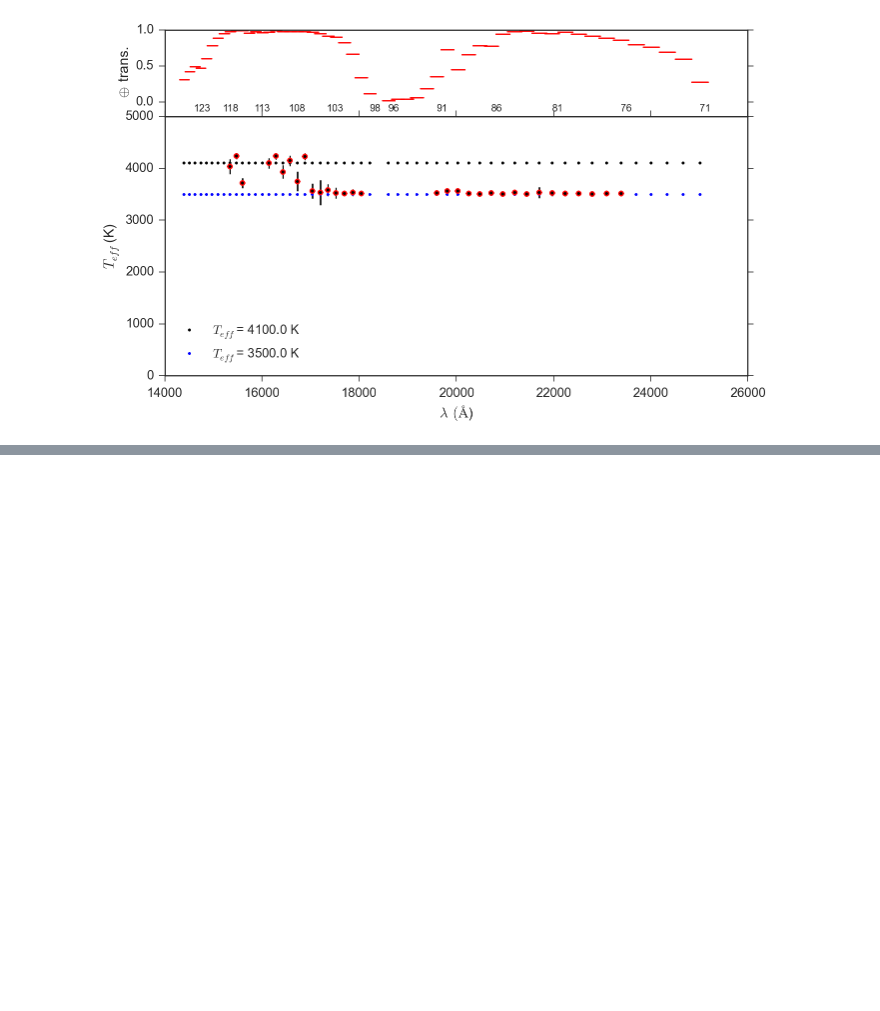
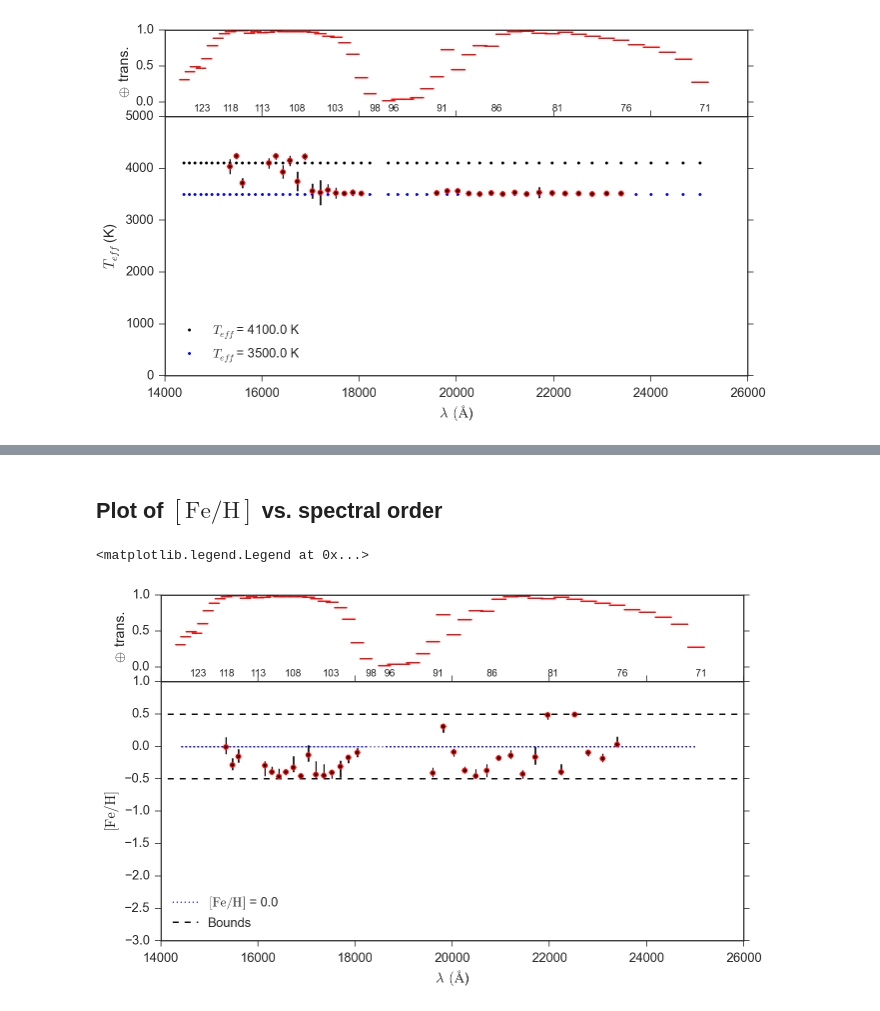
Before and after one commit to BrownDwarf/welter, a Jupyter notebook: notebooks/welter_issue005-01_predict_Teff_vs_order.ipynb, the cells around one changed output, grey strips where cells are left out. Cells and saved outputs as stored; diff of their text form; code cells hidden in the pictures; blank space fills up the shorter version.

```diff
--- a/notebooks/welter_issue005-01_predict_Teff_vs_order.ipynb
+++ b/notebooks/welter_issue005-01_predict_Teff_vs_order.ipynb
@@ -256,0 +316,45 @@ plt.savefig('../document/figures/teff_vs_order.pdf', bbox_inches='tight')
+# %% [markdown]
+## Plot of $[\mathrm{Fe}/\mathrm{H}]$ vs. spectral order
+# %%
+
+#plt.subplot(211)
+fig = plt.figure(figsize=(18, 6))
+ax1 = fig.add_axes([0.35, 0.7, 0.45, 0.2],xticks=[], yticks=[0.0, 0.5, 1])
+#ax1.fill_between(tell.wls, tell.trans, y2=1.0, alpha=0.5)
+ax1.set_xlim(14000, 26000)
+ax1.set_ylim(-0.2, 1)
+ax1.set_ylabel('$\oplus$ trans.')
+for i in range(N_orders):
+    x = [orders.wl_start[i], orders.wl_end[i]]
+    y = [orders.tell_trans[i]]*2
+    ax1.plot(x, y, 'r-')
+
+for i in range(N_orders):
+    if (orders.number.values[i] % 5) == 0:
+        ax1.text(orders.wl_center[i], -0.13, '{}'.format(orders.m_val.values[i]))
+
+ax = fig.add_axes([0.35, 0.1, 0.45, 0.6])
+
+feh_mean = 0.0
+fehlabel = "$[\mathrm{Fe}/\mathrm{H}]$" +" = {} ".format(feh_mean)
+ax.plot(orders.wl_center, [feh_mean]*len(orders.wl_center), 'b:', label=fehlabel)
+
+ax.plot([10000, 30000], [-0.5]*2, 'k--', label='Bounds')
+ax.plot([10000, 30000], [0.5]*2, 'k--')
+
+ax.plot(merged.wl_center, merged.FeH_50p, 'ro')
+yerr1 = merged.FeH_50p - merged.FeH_05p
+yerr2 = merged.FeH_95p - merged.FeH_50p
+ax.errorbar(merged.wl_center, merged.FeH_50p, yerr=[yerr1, yerr2], fmt='k.')
+
+
+ax.set_ylim(-3.0, 1.0)
+ax.set_xlim(14000, 26000)
+ax.set_ylabel('$[\mathrm{Fe}/\mathrm{H}]$')
+ax.set_xlabel('$\lambda \,(\AA $)')
+ax.legend(loc='best')
+
+#plt.savefig('../document/figures/logg_vs_order.pdf', bbox_inches='tight')
+# %% [output]
+<matplotlib.legend.Legend at 0x...>
+[figure, added]
```
Also changed, not shown: parts of 30 cells of this notebook, 2 other files.
